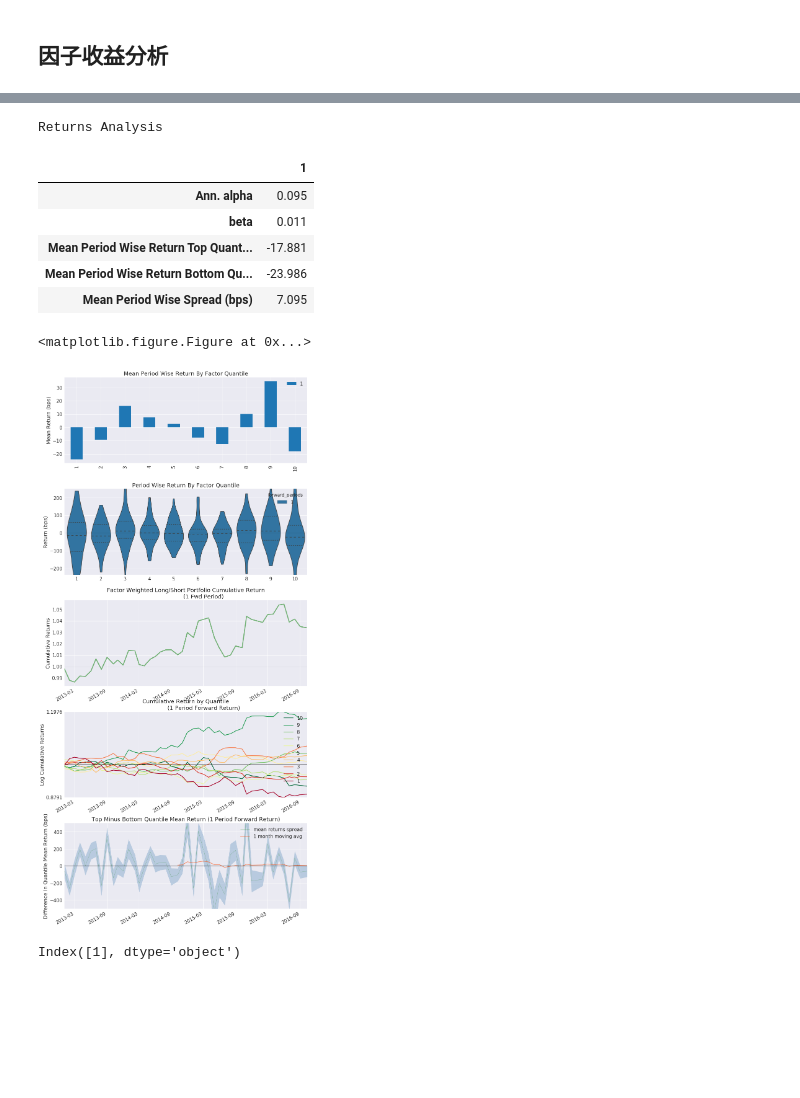
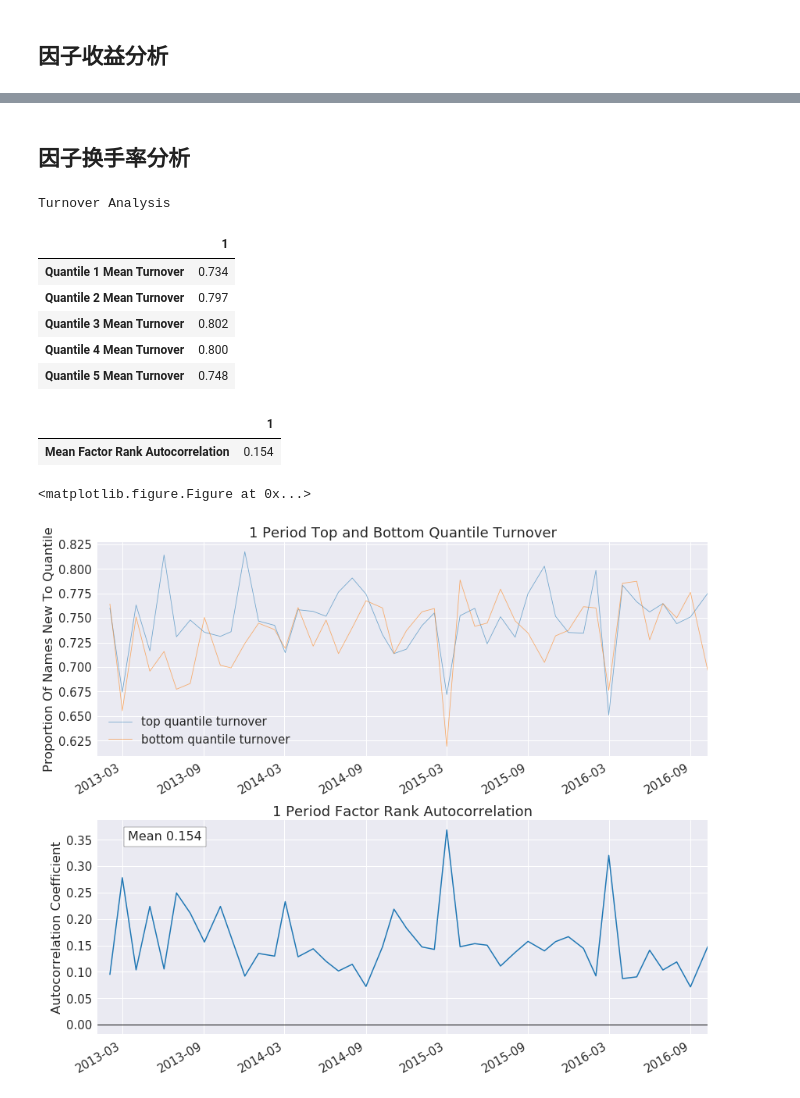
Before and after one commit to rafs/MultiFactor, a Jupyter notebook: src/factors/APM.ipynb, the cells around one changed output, grey strips where cells are left out. Cells and saved outputs as stored; diff of their text form; code cells hidden in the pictures; blank space fills up the shorter version.

Commit message:
finished APM factor backtest

```diff
--- a/src/factors/APM.ipynb
+++ b/src/factors/APM.ipynb
@@ -601,3 +630,26 @@ def is_month_end(trading_day):
         else:
             return True
 # ------------------------------------
+MKT_DAILY_FQ_HEADER = ['code', 'date', 'open', 'high', 'low', 'close', 'vol',
+                       'amount', 'turnover1', 'turnover2', 'factor']
+DataCache = Cache(3000)
+def is_normal_traded(code, trading_day):
+    """
+    个股在指定交易日是否正常交易
+    """
+    daily_mkt_path = '/Users/davidyujun/Dropbox/FactorDB/ElementaryFactor/mkt_daily_FQ/%s.csv' % code
+    if not os.path.isfile(daily_mkt_path):
+        return False
+    key = '%s_daily_mkt_%s' % (code, to_date(trading_day).strftime('%Y%m%d'))
+    df_daily_mkt = DataCache.get(key)
+    if df_daily_mkt is None:
+        df_daily_mkt = pd.read_csv(daily_mkt_path,
+                                   names=MKT_DAILY_FQ_HEADER,
+                                   parse_dates=[1],
+                                   header=0)
+        DataCache.set(key, df_daily_mkt)
+
+    if len(df_daily_mkt[df_daily_mkt.date==to_date(trading_day)]) > 0:
+        return True
+    else:
+        return False
@@ -623,7 +668,16 @@ for trading_day in trading_days:
         factor_data = factor_data.append(pd.read_csv(factor_data_path,
                                                      parse_dates=[0],
                                                      names=['date','factor','asset'],
-                                                     header=0))
+                                                     header=0),
+                                        ignore_index=True)
+# 遍历factor_data，剔除个股在调仓日期没有正常交易（如停牌）的个股
+# print(factor_data.shape)
+ind_to_be_deleted = []
+for ind, factor_info in factor_data.iterrows():
+    if not is_normal_traded(factor_info.asset, factor_info.date):
+        ind_to_be_deleted.append(ind)
+factor_data = factor_data.drop(ind_to_be_deleted, axis=0)
+# print(factor_data.shape)
 # 对factor_data进行层次化索引,level0=date,level1=asset
 factor_data = factor_data.set_index(['date', 'asset'])
 factor_data.head()
@@ -675,7 +735,7 @@ prices.head()
 # %%
 apm_factor = alphalens.utils.get_clean_factor_and_forward_returns(factor_data,
                                                                  prices,
-                                                                 quantiles=10,
+                                                                 quantiles=5,
                                                                  periods=(1,))
 apm_factor.head()
 # %% [output]
@@ -692,16 +893,16 @@ Dropped 2.3% entries from factor data (2.3% after in forward returns computation
+# %% [markdown]
+## 因子换手率分析
 # %%
-alphalens.tears.create_returns_tear_sheet(apm_factor)
+alphalens.tears.create_turnover_tear_sheet(apm_factor)
 # %% [output]
-Returns Analysis
+Turnover Analysis
 |  | 1 |
-| Ann. alpha | 0.095 |
-| beta | 0.011 |
-| Mean Period Wise Return Top Quant... | -17.881 |
-| Mean Period Wise Return Bottom Qu... | -23.986 |
-| Mean Period Wise Spread (bps) | 7.095 |
+| Quantile 1 Mean Turnover | 0.734 |
+| Quantile 2 Mean Turnover | 0.797 |
+| Quantile 3 Mean Turnover | 0.802 |
+| Quantile 4 Mean Turnover | 0.800 |
+| Quantile 5 Mean Turnover | 0.748 |
+|  | 1 |
+| Mean Factor Rank Autocorrelation | 0.154 |
 <matplotlib.figure.Figure at 0x...>
-[figure, old version]
+[figure, new version]
-# %%
-alphalens.utils.get_forward_returns_columns(apm_factor.columns)
-# %% [output]
-Index([1], dtype='object')
```
Also changed, not shown: parts of 36 cells of this notebook, 5 other files.
